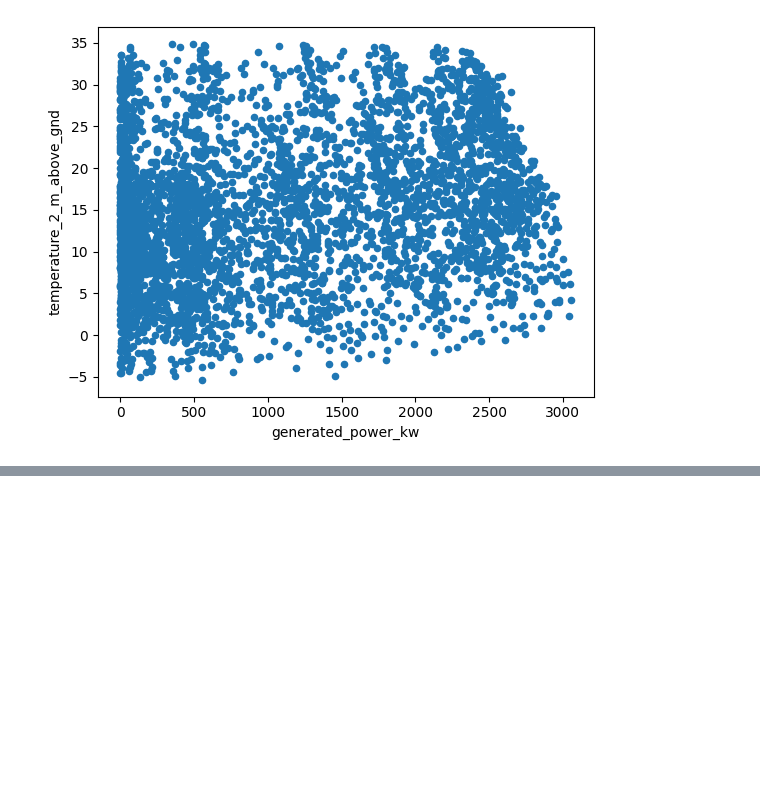
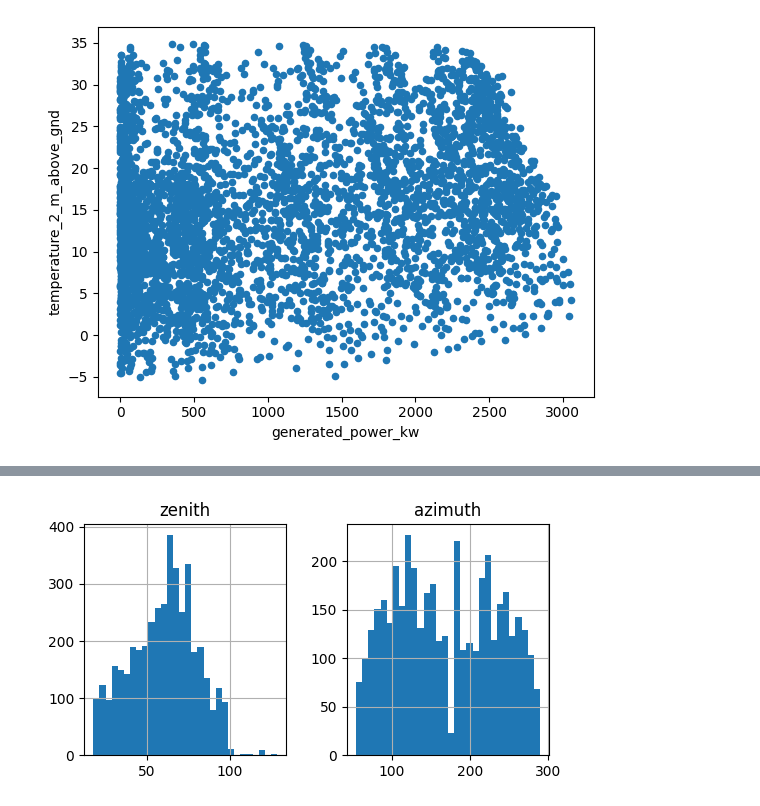
Before and after one commit to Janhavi275/SolarPowerPrediction, a Jupyter notebook: Solar Power Prediction/solarpowerprediction.ipynb, the cells around one changed output, grey strips where cells are left out. Cells and saved outputs as stored; diff of their text form; code cells hidden in the pictures; blank space fills up the shorter version.

```diff
--- a/Solar Power Prediction/solarpowerprediction.ipynb
+++ b/Solar Power Prediction/solarpowerprediction.ipynb
@@ -210,0 +224,5 @@ plt.show()
+# %%
+df[df.columns[18:20]].hist(bins=30 , figsize=(6,3))
+plt.show()
+# %% [output]
+[figure, added]
```
Also changed, not shown: parts of 8 cells of this notebook.
